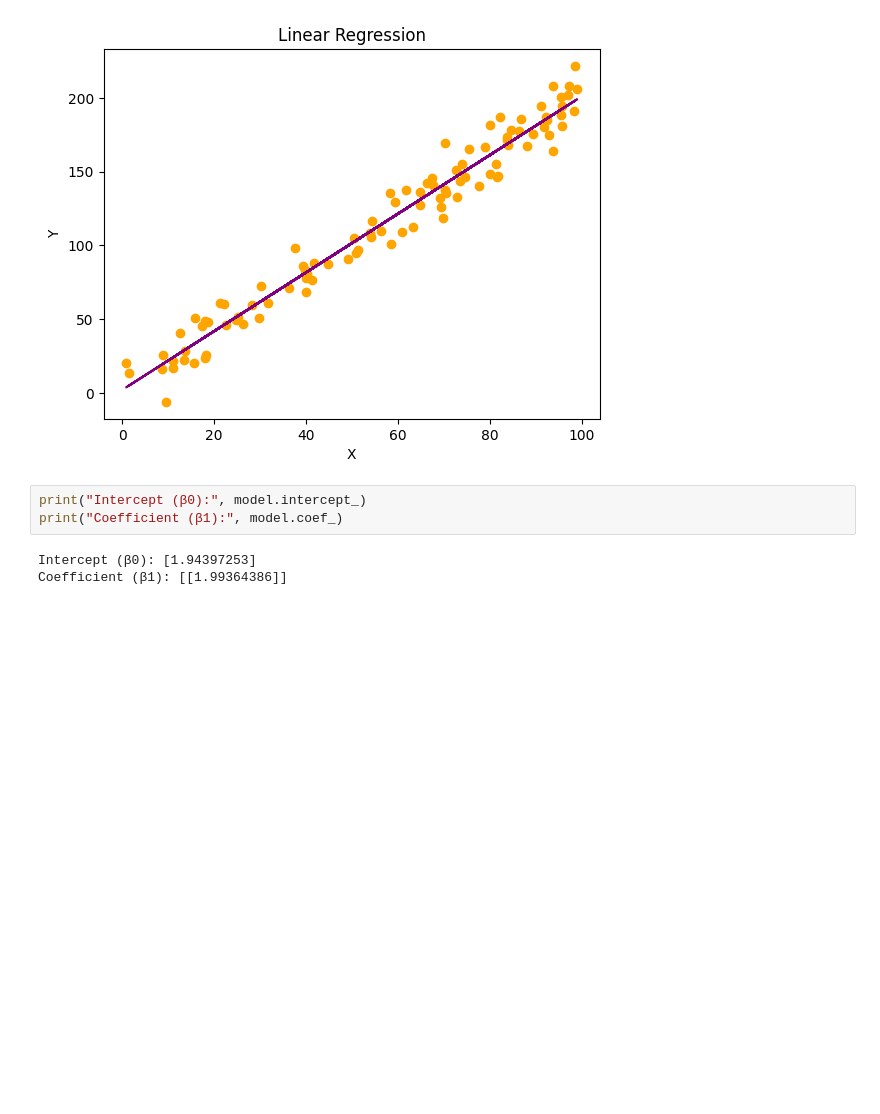
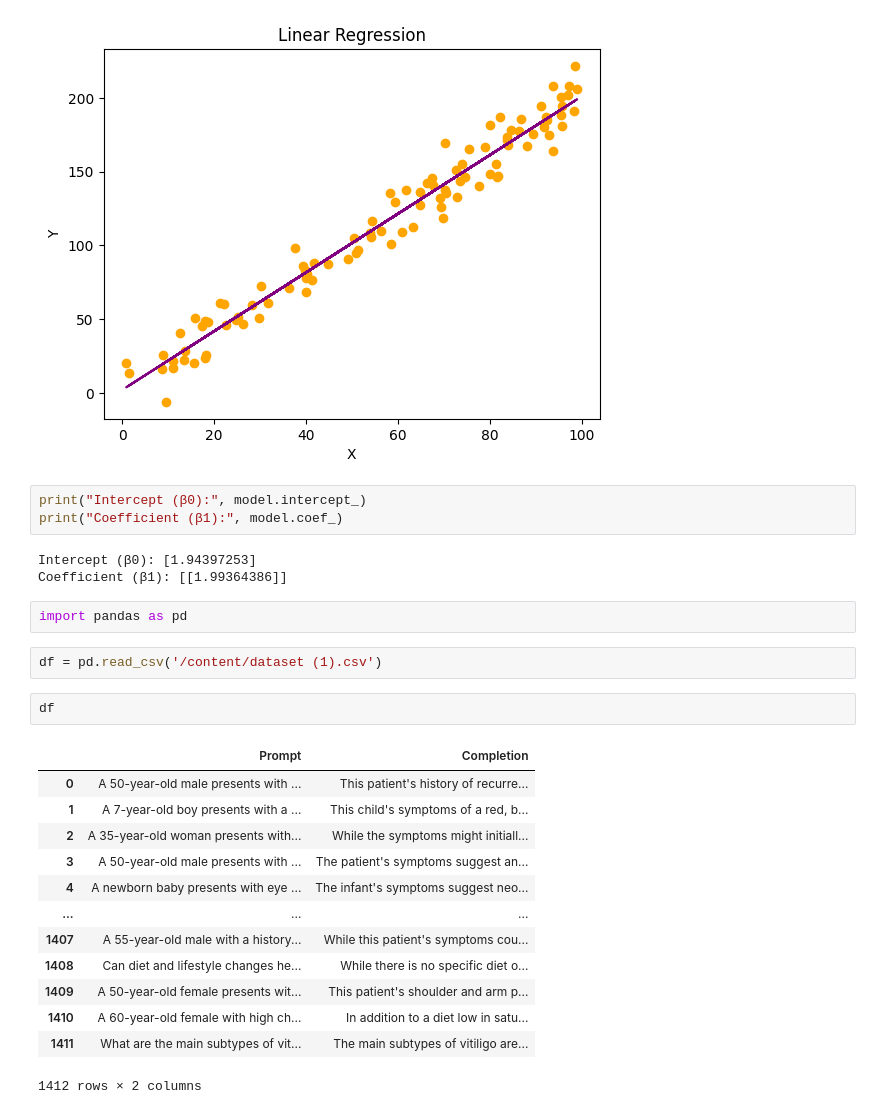
Before and after one commit to navyagithub123/Navya5F5, a Jupyter notebook: Linear Regression.ipynb, the cells around one changed output. Drawn from its saved outputs; the diff is of its cells as text; blank space fills up the shorter version.

```diff
--- a/Linear Regression.ipynb
+++ b/Linear Regression.ipynb
@@ -63,3 +63,23 @@ print("Coefficient (β1):", model.coef_)
 # %% [output]
 Intercept (β0): [1.94397253]
 Coefficient (β1): [[1.99364386]]
+# %%
+import pandas as pd
+# %%
+df = pd.read_csv('/content/dataset (1).csv')
+# %%
+df
+# %% [output]
+|  | Prompt | Completion |
+| 0 | A 50-year-old male presents with ... | This patient's history of recurre... |
+| 1 | A 7-year-old boy presents with a ... | This child's symptoms of a red, b... |
+| 2 | A 35-year-old woman presents with... | While the symptoms might initiall... |
+| 3 | A 50-year-old male presents with ... | The patient's symptoms suggest an... |
+| 4 | A newborn baby presents with eye ... | The infant's symptoms suggest neo... |
+| ... | ... | ... |
+| 1407 | A 55-year-old male with a history... | While this patient's symptoms cou... |
+| 1408 | Can diet and lifestyle changes he... | While there is no specific diet o... |
+| 1409 | A 50-year-old female presents wit... | This patient's shoulder and arm p... |
+| 1410 | A 60-year-old female with high ch... | In addition to a diet low in satu... |
+| 1411 | What are the main subtypes of vit... | The main subtypes of vitiligo are... |
+1412 rows × 2 columns
```
